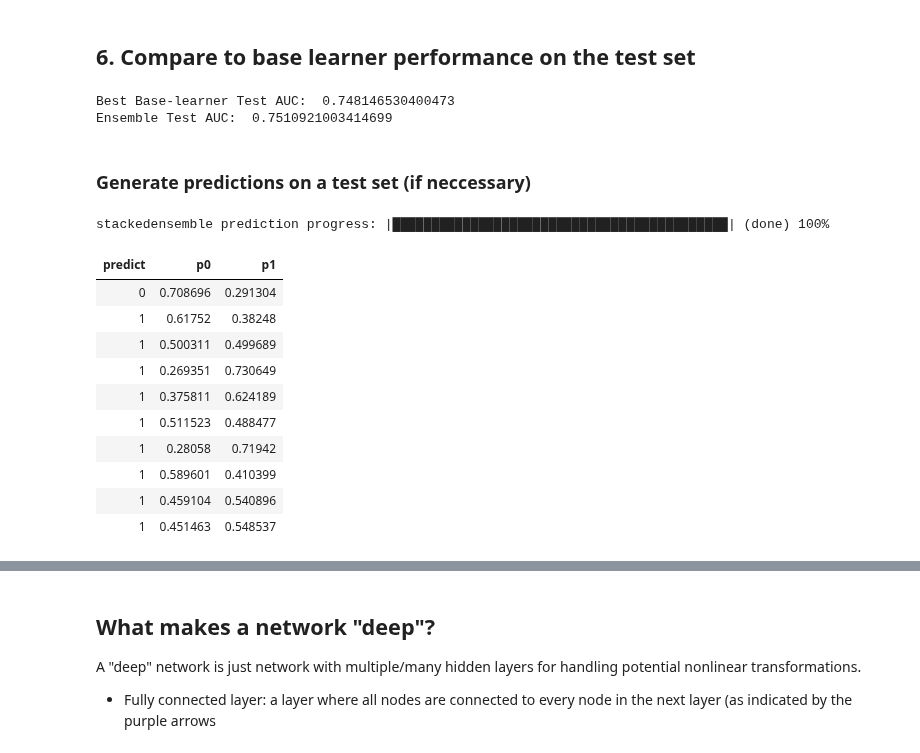
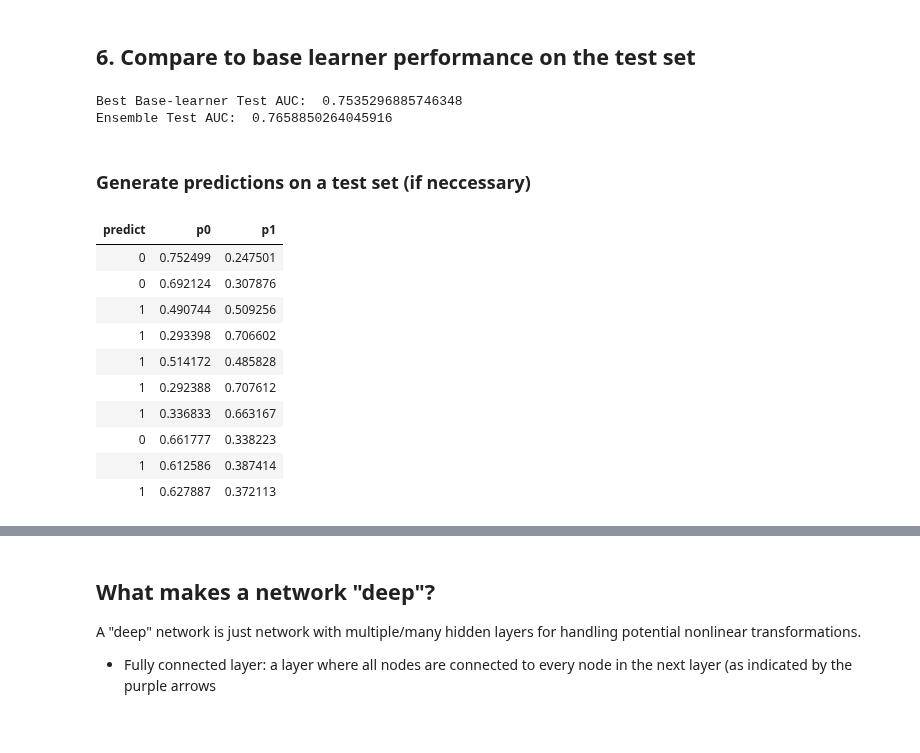
Before and after one commit to EastBayEv/SSDS-TAML, a Jupyter notebook: _build/jupyter_execute/winter2022/Chapter5.ipynb, the cells around one changed output, grey strips where cells are left out. Cells and saved outputs as stored; diff of their text form; code cells hidden in the pictures.

```diff
--- a/_build/jupyter_execute/winter2022/Chapter5.ipynb
+++ b/_build/jupyter_execute/winter2022/Chapter5.ipynb
@@ -466,5 +652,5 @@ stackedensemble prediction progress: |██████████████
 # %%
-hyper_params = {"learn_rate": [0.01, 0.03],
+hyper_params = {"learn_rate": [0.01, 0.03, 0.05, 0.2, 0.3, 0.4, 0.7, 0.8],
                 "max_depth": [3, 4, 5, 6, 9],
                 "sample_rate": [0.7, 0.8, 0.9, 1.0],
                 "col_sample_rate": [0.2, 0.3, 0.4, 0.5, 0.6, 0.7, 0.8]}
@@ -625,23 +810,22 @@ stack_auc_test = perf_stack_test.auc()
 print("Best Base-learner Test AUC:  {0}".format(baselearner_best_auc_test))
 print("Ensemble Test AUC:  {0}".format(stack_auc_test))
 # %% [output]
-Best Base-learner Test AUC:  0.748146530400473
-Ensemble Test AUC:  0.7510921003414699
+Best Base-learner Test AUC:  0.7535296885746348
+Ensemble Test AUC:  0.7658850264045916
 # %% [markdown]
 ### Generate predictions on a test set (if neccessary)
 # %%
-pred2 = ensemble.predict(test)
-pred2
+predictions2 = ensemble.predict(test)
+predictions2
 # %% [output]
-stackedensemble prediction progress: |███████████████████████████████████████████| (done) 100%
 | predict | p0 | p1 |
-| 0 | 0.708696 | 0.291304 |
-| 1 | 0.61752 | 0.38248 |
-| 1 | 0.500311 | 0.499689 |
-| 1 | 0.269351 | 0.730649 |
-| 1 | 0.375811 | 0.624189 |
-| 1 | 0.511523 | 0.488477 |
-| 1 | 0.28058 | 0.71942 |
-| 1 | 0.589601 | 0.410399 |
-| 1 | 0.459104 | 0.540896 |
-| 1 | 0.451463 | 0.548537 |
+| 0 | 0.752499 | 0.247501 |
+| 0 | 0.692124 | 0.307876 |
+| 1 | 0.490744 | 0.509256 |
+| 1 | 0.293398 | 0.706602 |
+| 1 | 0.514172 | 0.485828 |
+| 1 | 0.292388 | 0.707612 |
+| 1 | 0.336833 | 0.663167 |
+| 0 | 0.661777 | 0.338223 |
+| 1 | 0.612586 | 0.387414 |
+| 1 | 0.627887 | 0.372113 |
```
Also changed, not shown: parts of 39 cells of this notebook, 10 other files.
